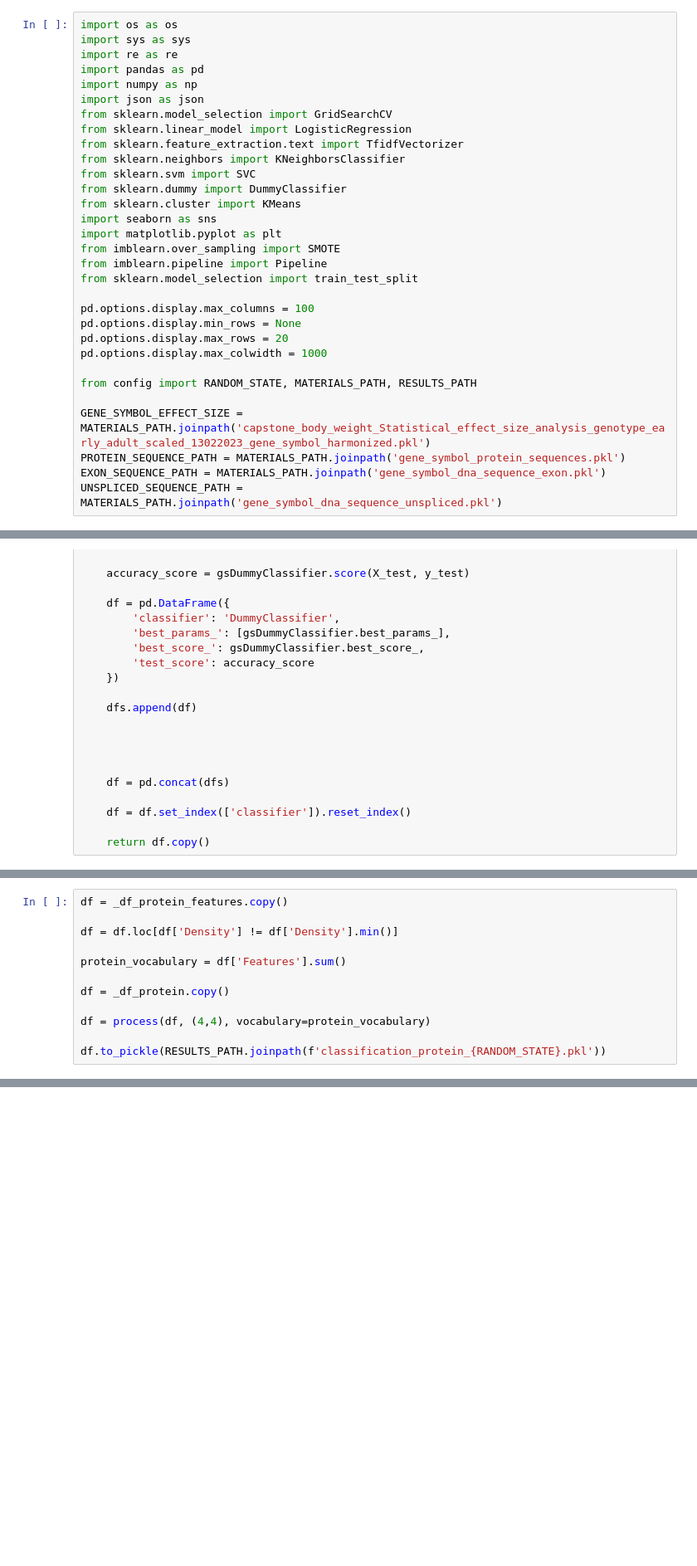
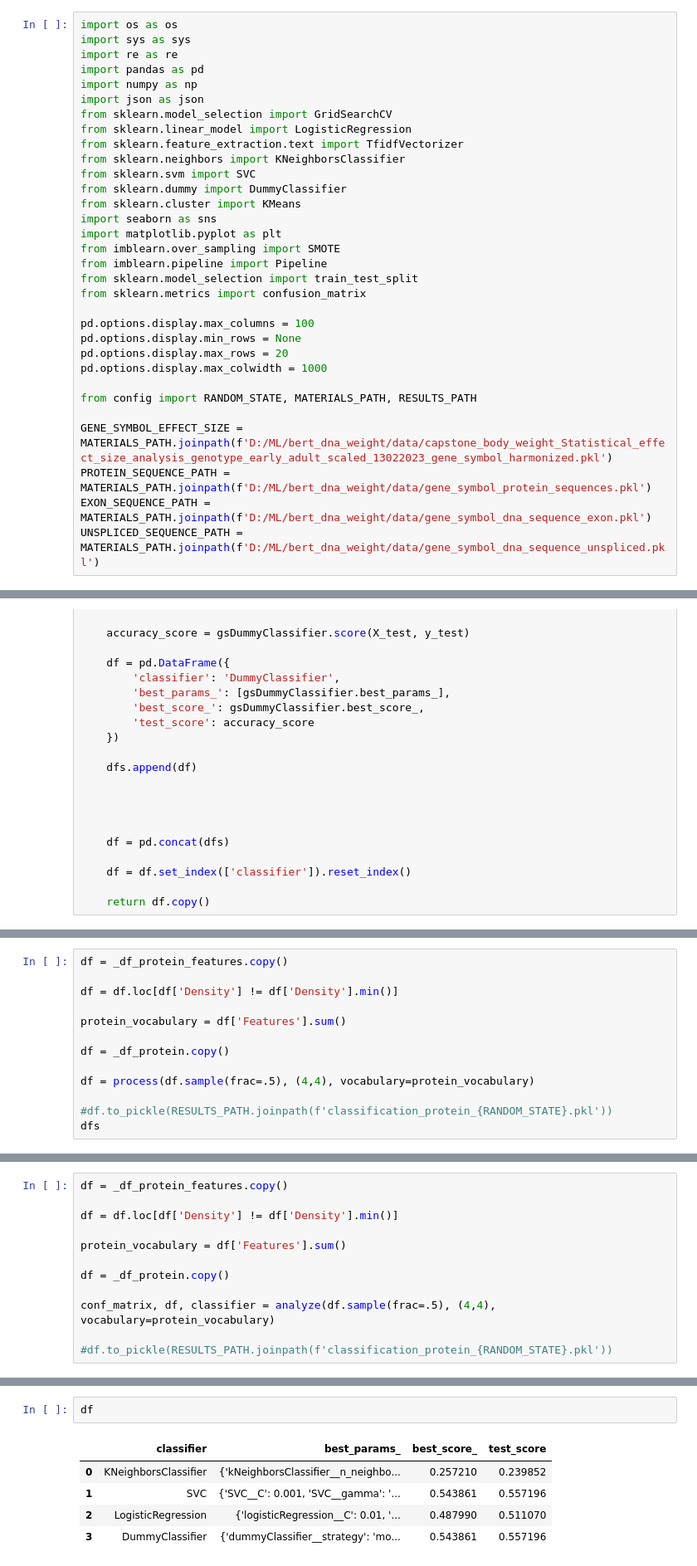
Before and after one commit to gene-to-phenotype-predictions/Baseline_TF-IDF_Analysis, a Jupyter notebook: classification.ipynb, the cells around one changed output, grey strips where cells are left out. Shown at 83% size. Cells and saved outputs as stored; diff of their text form; blank space fills up the shorter version.

```diff
--- a/classification.ipynb
+++ b/classification.ipynb
@@ -17,6 +17,7 @@ import matplotlib.pyplot as plt
 from imblearn.over_sampling import SMOTE
 from imblearn.pipeline import Pipeline
 from sklearn.model_selection import train_test_split
+from sklearn.metrics import confusion_matrix
 
 pd.options.display.max_columns = 100
 pd.options.display.min_rows = None
@@ -25,10 +26,10 @@ pd.options.display.max_colwidth = 1000
 
 from config import RANDOM_STATE, MATERIALS_PATH, RESULTS_PATH
 
-GENE_SYMBOL_EFFECT_SIZE = MATERIALS_PATH.joinpath('capstone_body_weight_Statistical_effect_size_analysis_genotype_early_adult_scaled_13022023_gene_symbol_harmonized.pkl')
-PROTEIN_SEQUENCE_PATH = MATERIALS_PATH.joinpath('gene_symbol_protein_sequences.pkl')
-EXON_SEQUENCE_PATH = MATERIALS_PATH.joinpath('gene_symbol_dna_sequence_exon.pkl')
-UNSPLICED_SEQUENCE_PATH = MATERIALS_PATH.joinpath('gene_symbol_dna_sequence_unspliced.pkl')
+GENE_SYMBOL_EFFECT_SIZE = MATERIALS_PATH.joinpath(f'D:/ML/bert_dna_weight/data/capstone_body_weight_Statistical_effect_size_analysis_genotype_early_adult_scaled_13022023_gene_symbol_harmonized.pkl')
+PROTEIN_SEQUENCE_PATH = MATERIALS_PATH.joinpath(f'D:/ML/bert_dna_weight/data/gene_symbol_protein_sequences.pkl')
+EXON_SEQUENCE_PATH = MATERIALS_PATH.joinpath(f'D:/ML/bert_dna_weight/data/gene_symbol_dna_sequence_exon.pkl')
+UNSPLICED_SEQUENCE_PATH = MATERIALS_PATH.joinpath(f'D:/ML/bert_dna_weight/data/gene_symbol_dna_sequence_unspliced.pkl')
 # %%
 df = pd.read_pickle(GENE_SYMBOL_EFFECT_SIZE)
 
@@ -379,6 +471,7 @@ protein_vocabulary = df['Features'].sum()
 
 df = _df_protein.copy()
 
-df = process(df, (4,4), vocabulary=protein_vocabulary)
+df = process(df.sample(frac=.5), (4,4), vocabulary=protein_vocabulary)
 
-df.to_pickle(RESULTS_PATH.joinpath(f'classification_protein_{RANDOM_STATE}.pkl'))
+#df.to_pickle(RESULTS_PATH.joinpath(f'classification_protein_{RANDOM_STATE}.pkl'))
+dfs
@@ -384,0 +533,12 @@ df.to_pickle(RESULTS_PATH.joinpath(f'classification_protein_{RANDOM_STATE}.pkl')
+# %%
+df = _df_protein_features.copy()
+
+df = df.loc[df['Density'] != df['Density'].min()]
+
+protein_vocabulary = df['Features'].sum()
+
+df = _df_protein.copy()
+
+conf_matrix, df, classifier = analyze(df.sample(frac=.5), (4,4), vocabulary=protein_vocabulary)
+
+#df.to_pickle(RESULTS_PATH.joinpath(f'classification_protein_{RANDOM_STATE}.pkl'))
@@ -385,3 +563,11 @@ df.to_pickle(RESULTS_PATH.joinpath(f'classification_protein_{RANDOM_STATE}.pkl')
+# %%
+df
+# %% [output]
+|  | classifier | best_params_ | best_score_ | test_score |
+| 0 | KNeighborsClassifier | {'kNeighborsClassifier__n_neighbo... | 0.257210 | 0.239852 |
+| 1 | SVC | {'SVC__C': 0.001, 'SVC__gamma': '... | 0.543861 | 0.557196 |
+| 2 | LogisticRegression | {'logisticRegression__C': 0.01, '... | 0.487990 | 0.511070 |
+| 3 | DummyClassifier | {'dummyClassifier__strategy': 'mo... | 0.543861 | 0.557196 |
 # %%
 df = _df_exon_features.copy()
 
```
Also changed, not shown: parts of 15 cells of this notebook, 3 other files.
